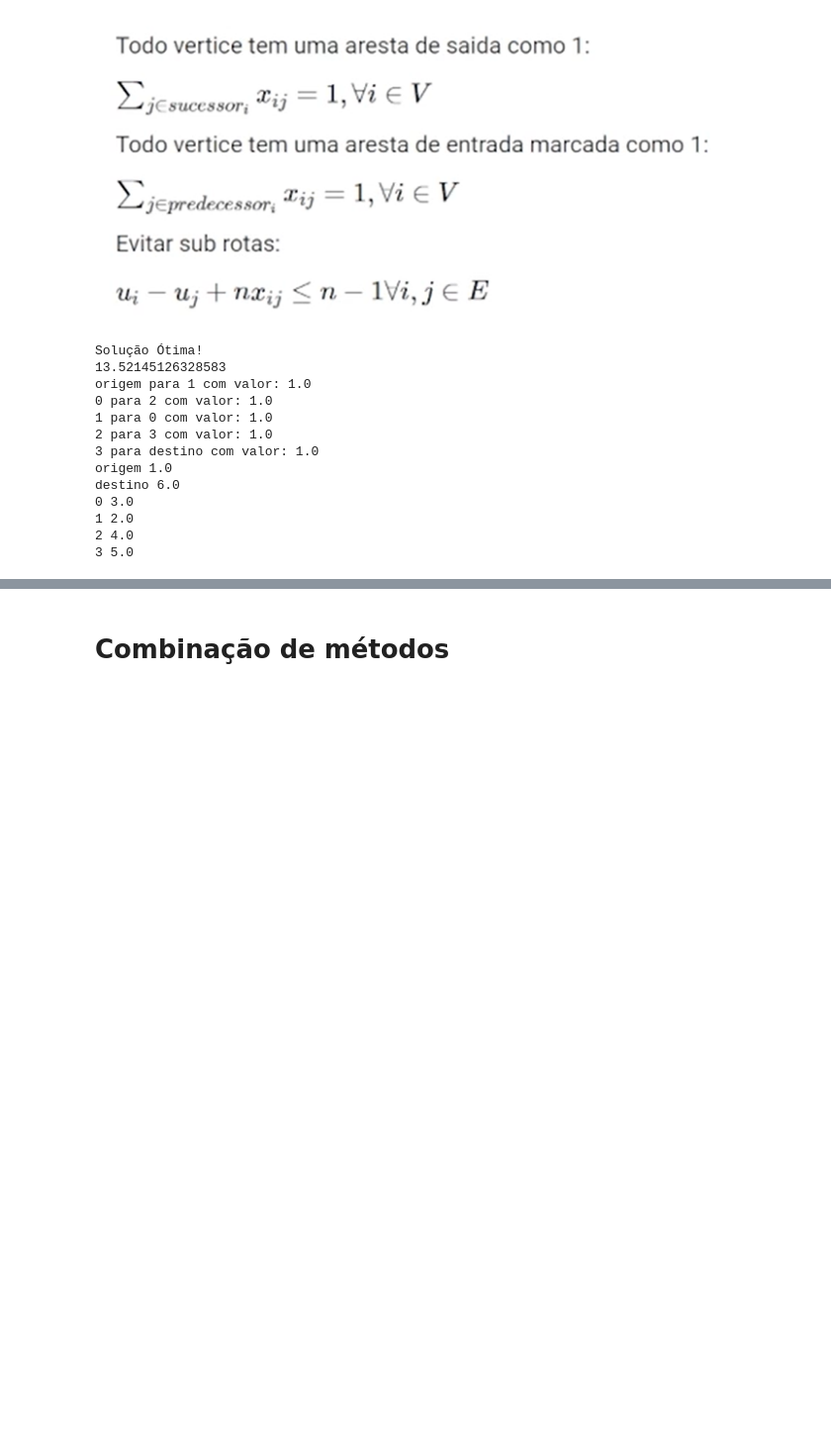
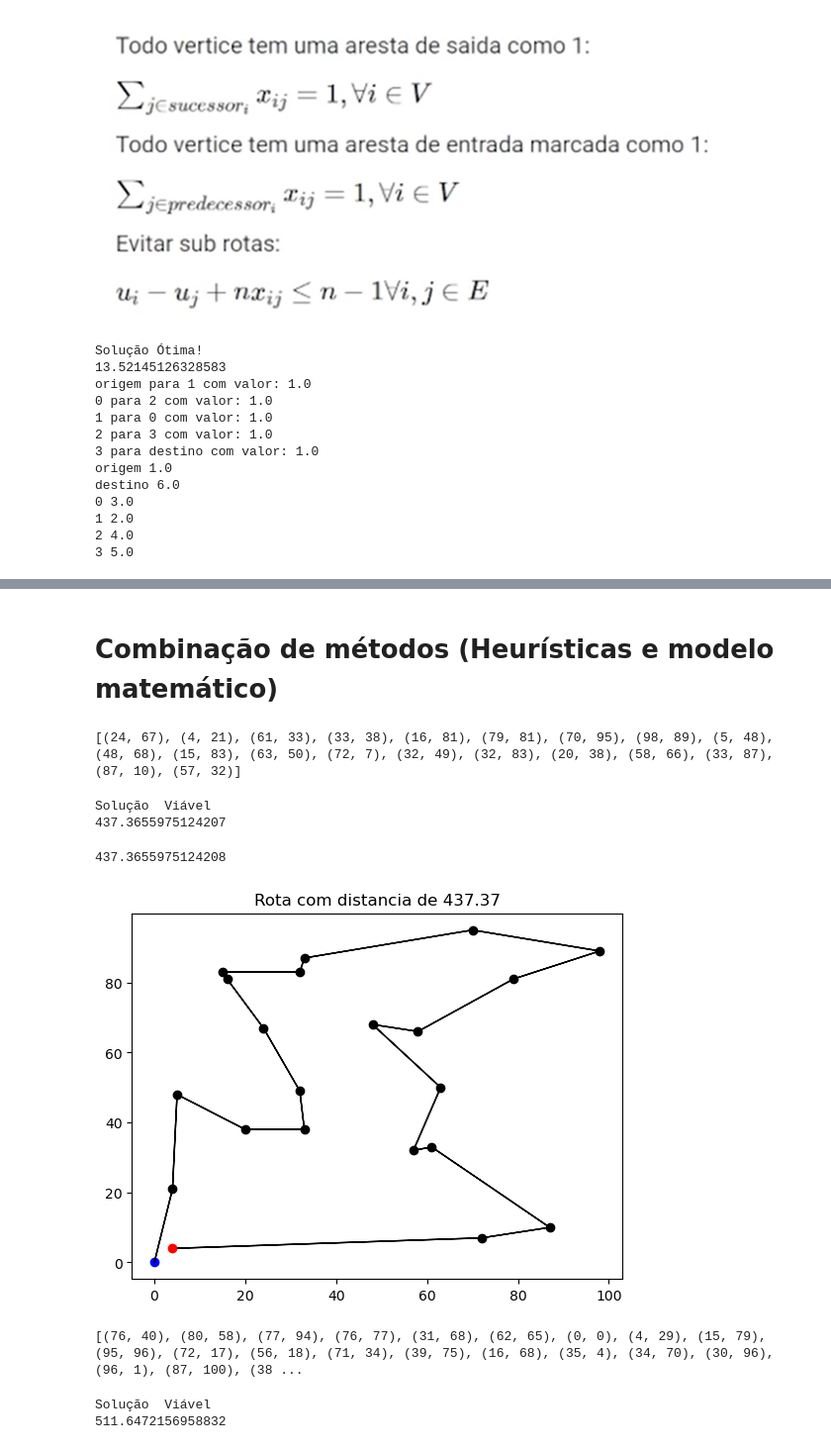
Before and after one commit to FilipePessoa30/otimizacao, a Jupyter notebook: 1-Problemas_de_rotas.ipynb, the cells around one changed output, grey strips where cells are left out. Shown at 99% size. Saved outputs shown, nothing was run; the diff lists cells and outputs as text; code cells hidden in the pictures; blank space fills up the shorter version.

```diff
--- a/1-Problemas_de_rotas.ipynb
+++ b/1-Problemas_de_rotas.ipynb
@@ -648,2 +772,2 @@ destino 6.0
 # %% [markdown]
-# Combinação de métodos
+# Combinação de métodos (Heurísticas e modelo matemático)
@@ -649,0 +887,39 @@ destino 6.0
+# %%
+origem = (0,0)
+destino = (4,4)
+
+import random
+
+enderecos =[(random.randint(0,100),random.randint(0,100)) for i in range(20)]
+
+print(enderecos)
+# %% [output]
+[(24, 67), (4, 21), (61, 33), (33, 38), (16, 81), (79, 81), (70, 95), (98, 89), (5, 48), (48, 68), (15, 83), (63, 50), (72, 7), (32, 49), (32, 83), (20, 38), (58, 66), (33, 87), (87, 10), (57, 32)]
+# %%
+menor_rota, distancia_percorrida = modelo_matematico_com_heuristica(origem, destino, enderecos)
+print(distancia_percorrida)
+# %% [output]
+Solução  Viável
+437.3655975124207
+# %%
+desenhar_rota(menor_rota)
+# %% [output]
+437.3655975124208
+[figure, added]
+# %%
+origem = (0,0)
+destino = (4,4)
+
+import random
+
+enderecos =[(random.randint(0,100),random.randint(0,100)) for i in range(30)]
+
+print(enderecos)
+# %% [output]
+[(76, 40), (80, 58), (77, 94), (76, 77), (31, 68), (62, 65), (0, 0), (4, 29), (15, 79), (95, 96), (72, 17), (56, 18), (71, 34), (39, 75), (16, 68), (35, 4), (34, 70), (30, 96), (96, 1), (87, 100), (38 ...
+# %%
+menor_rota, distancia_percorrida = modelo_matematico_com_heuristica(origem, destino, enderecos)
+print(distancia_percorrida)
+# %% [output]
+Solução  Viável
+511.6472156958832
```
Also changed, not shown: parts of 46 cells of this notebook, 1 other file.
